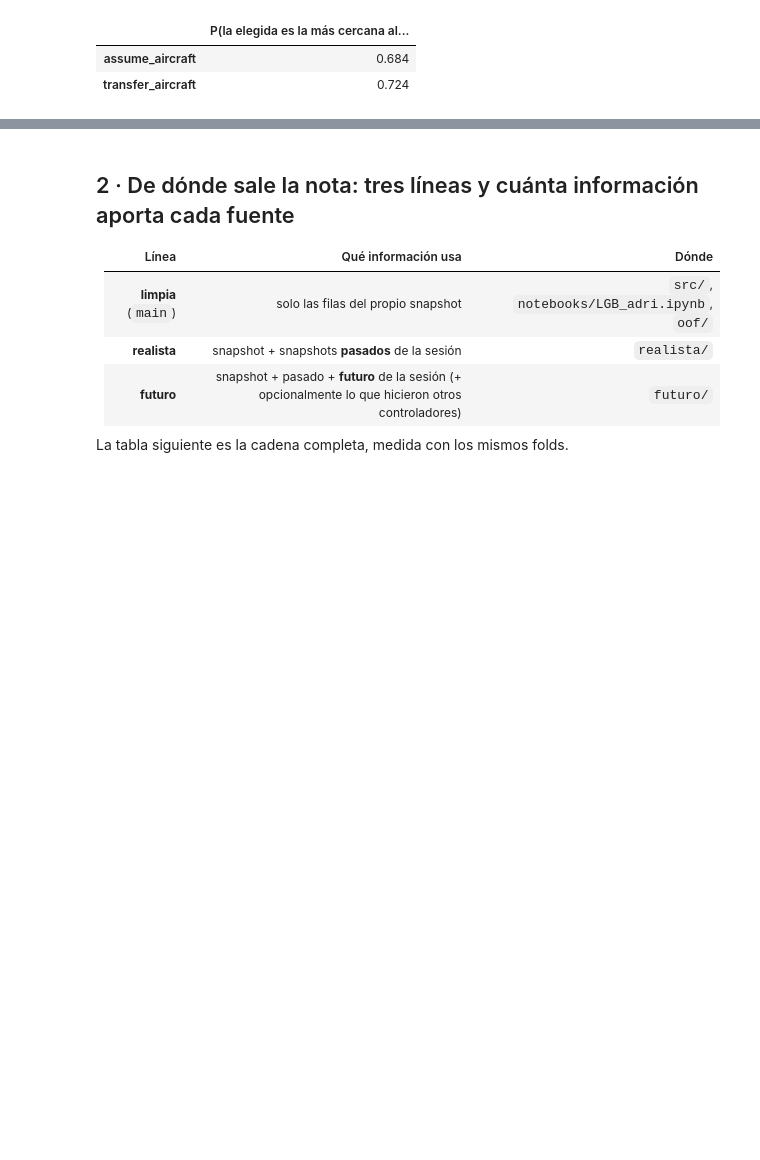
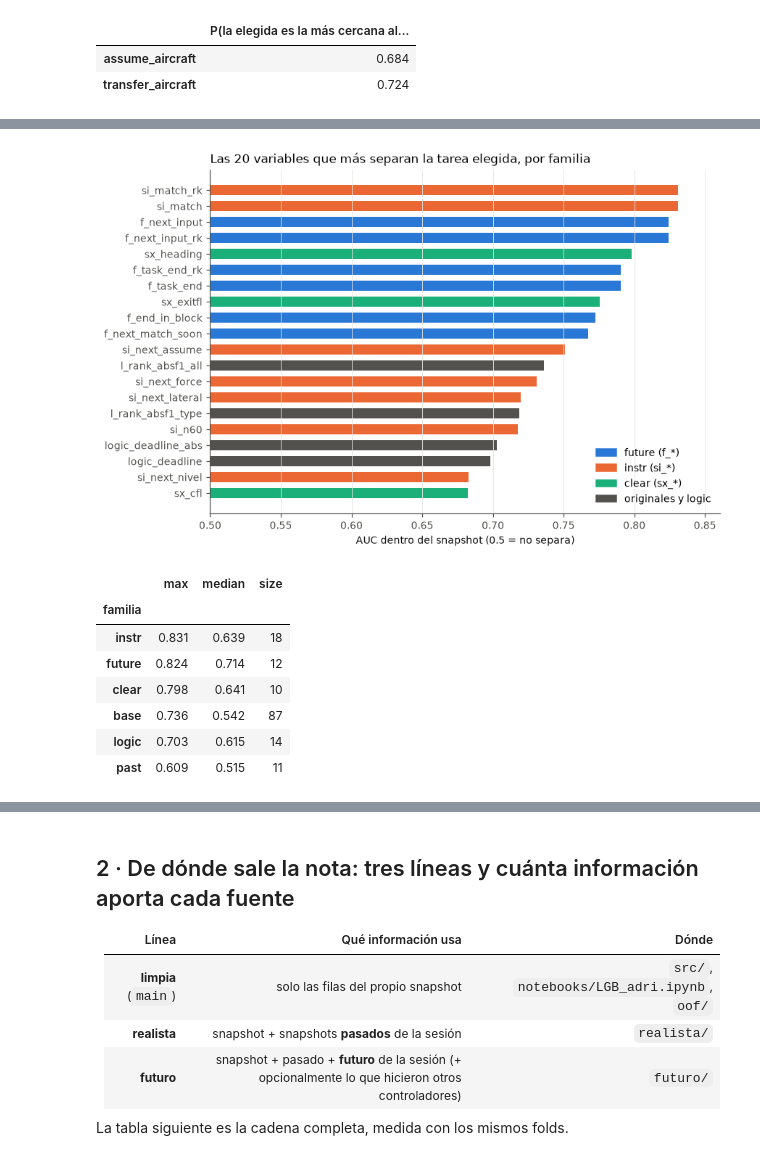
Before and after one commit to T1N8T/FlowDataLab, a Jupyter notebook: notebooks/00_destilado.ipynb, the cells around one changed output, grey strips where cells are left out. Drawn from its saved outputs; the diff is of its cells as text; code cells hidden in the pictures; blank space fills up the shorter version.

```diff
--- a/notebooks/00_destilado.ipynb
+++ b/notebooks/00_destilado.ipynb
@@ -153,0 +253,41 @@ r.rename("P(la elegida es la más cercana al borde de su tipo)").round(3).to_fra
+# %%
+import matplotlib.pyplot as plt
+from f10_instr import datos_instr
+labI, teI, fsI = datos_instr()                       # añade el bloque instr (si_*) con su caché
+FAM = {"base": [c for c in fsI["base"] if c != "task_index"], "logic": fsI["logic"], "past": fsI["past"],
+       "future": fsI["future"], "clear": fsI["clear"], "instr": fsI["instr"]}
+CAT, GRIS = ["#2a78d6", "#eb6834", "#1baf7a"], "#52514e"     # paleta de referencia (3 primeras posiciones) y texto secundario
+plt.rcParams.update({"figure.dpi": 110, "axes.spines.top": False, "axes.spines.right": False, "axes.edgecolor": GRIS,
+                     "axes.labelcolor": "#0b0b0b", "xtick.color": GRIS, "ytick.color": GRIS, "axes.grid": True,
+                     "grid.color": "#e6e5e1", "grid.linewidth": 0.6, "font.size": 9})
+
+# AUC dentro del snapshot de cada variable: percentil de la elegida en su lista (0.5 = no separa)
+cols = list(dict.fromkeys(c for f in FAM.values() for c in f))
+FAM = {k: [c for c in v if c in cols] for k, v in FAM.items()}
+R = labI[["sample_id"] + cols].copy()
+pct = R.groupby("sample_id")[cols].rank(pct=True, method="average")
+auc = pct[labI.target_index.values == 1].mean()
+auc = pd.DataFrame({"auc": np.maximum(auc, 1 - auc), "sentido": np.where(auc >= 0.5, "más alto", "más bajo"),
+                    "familia": [next(k for k, v in FAM.items() if c in v) for c in auc.index]})
+top = auc.sort_values("auc", ascending=False).head(20)
+fig, ax = plt.subplots(figsize=(8, 5.2))
+from matplotlib.patches import Patch
+grupo_fam = {"future": "future (f_*)", "instr": "instr (si_*)", "clear": "clear (sx_*)"}
+gcol = {"future (f_*)": CAT[0], "instr (si_*)": CAT[1], "clear (sx_*)": CAT[2], "originales y logic": GRIS}
+g = [grupo_fam.get(f, "originales y logic") for f in top.familia]
+ax.barh(top.index[::-1], top.auc[::-1] - 0.5, left=0.5, color=[gcol[x] for x in g][::-1], height=0.62)
+ax.set_xlim(0.5, top.auc.max() + 0.03); ax.set_xlabel("AUC dentro del snapshot (0.5 = no separa)")
+ax.set_title("Las 20 variables que más separan la tarea elegida, por familia", loc="left")
+ax.legend(handles=[Patch(color=c, label=k) for k, c in gcol.items()], frameon=False, loc="lower right")
+ax.grid(axis="y", visible=False); plt.tight_layout(); plt.show()
+auc.groupby("familia").auc.agg(["max", "median", "size"]).sort_values("max", ascending=False).round(3)
+# %% [output]
+[figure, added]
+|  | max | median | size |
+| familia |  |  |  |
+| instr | 0.831 | 0.639 | 18 |
+| future | 0.824 | 0.714 | 12 |
+| clear | 0.798 | 0.641 | 10 |
+| base | 0.736 | 0.542 | 87 |
+| logic | 0.703 | 0.615 | 14 |
+| past | 0.609 | 0.515 | 11 |
```
Also changed, not shown: parts of 31 cells of this notebook, 5 other files.
